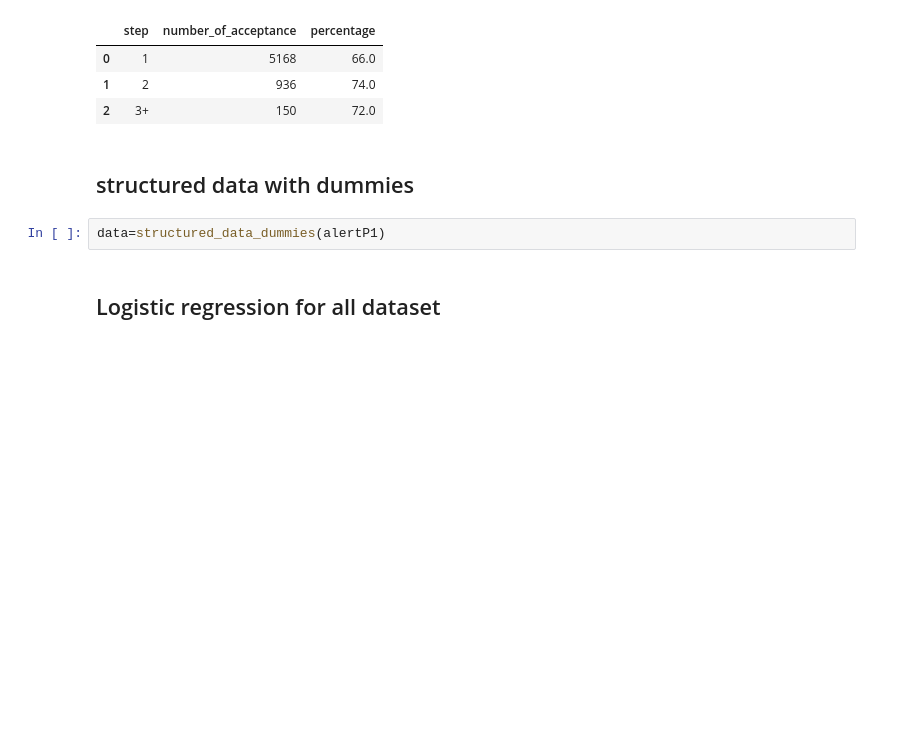
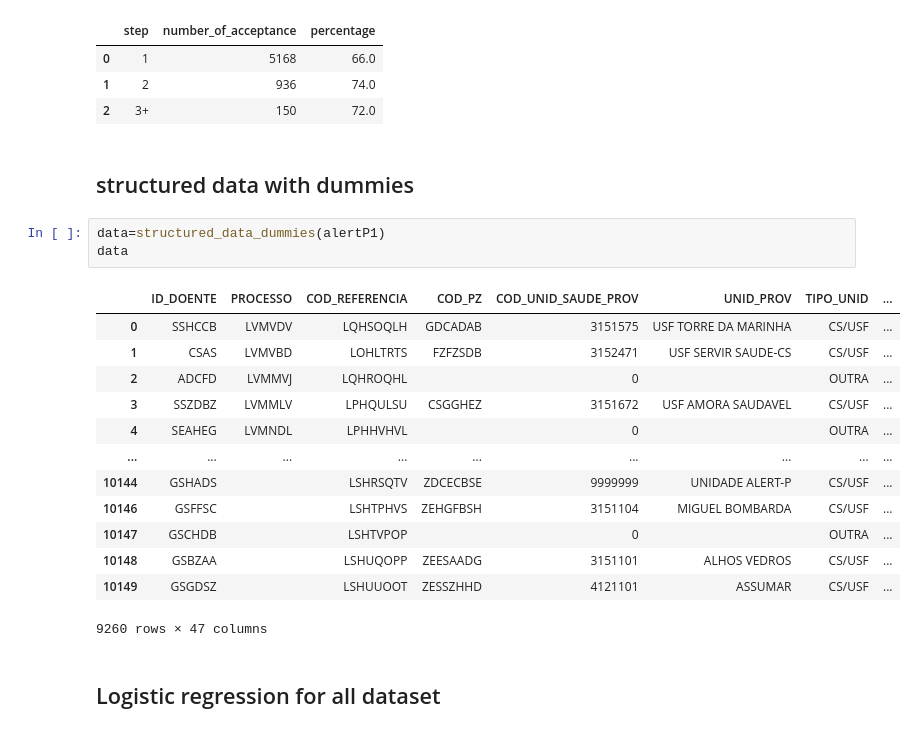
Before and after one commit to Data-Science-Knowledge-Center-Nova-SBE/PBL-HGO, a Jupyter notebook: modelling2.ipynb, the cells around one changed output. Cells and saved outputs as stored; diff of their text form; blank space fills up the shorter version.

```diff
--- a/modelling2.ipynb
+++ b/modelling2.ipynb
@@ -68,6 +68,21 @@ step_acceptance_rate(alertP1)
 ## structured data with dummies
 # %%
 data=structured_data_dummies(alertP1)
+data
+# %% [output]
+|  | ID_DOENTE | PROCESSO | COD_REFERENCIA | COD_PZ | COD_UNID_SAUDE_PROV | UNID_PROV | TIPO_UNID | ... |
+| 0 | SSHCCB | LVMVDV | LQHSOQLH | GDCADAB | 3151575 | USF TORRE DA MARINHA | CS/USF | ... |
+| 1 | CSAS | LVMVBD | LOHLTRTS | FZFZSDB | 3152471 | USF SERVIR SAUDE-CS | CS/USF | ... |
+| 2 | ADCFD | LVMMVJ | LQHROQHL |  | 0 |  | OUTRA | ... |
+| 3 | SSZDBZ | LVMMLV | LPHQULSU | CSGGHEZ | 3151672 | USF AMORA SAUDAVEL | CS/USF | ... |
+| 4 | SEAHEG | LVMNDL | LPHHVHVL |  | 0 |  | OUTRA | ... |
+| ... | ... | ... | ... | ... | ... | ... | ... | ... |
+| 10144 | GSHADS |  | LSHRSQTV | ZDCECBSE | 9999999 | UNIDADE ALERT-P | CS/USF | ... |
+| 10146 | GSFFSC |  | LSHTPHVS | ZEHGFBSH | 3151104 | MIGUEL BOMBARDA | CS/USF | ... |
+| 10147 | GSCHDB |  | LSHTVPOP |  | 0 |  | OUTRA | ... |
+| 10148 | GSBZAA |  | LSHUQOPP | ZEESAADG | 3151101 | ALHOS VEDROS | CS/USF | ... |
+| 10149 | GSGDSZ |  | LSHUUOOT | ZESSZHHD | 4121101 | ASSUMAR | CS/USF | ... |
+9260 rows × 47 columns
 # %% [markdown]
 ## Logistic regression for all dataset
 # %% [markdown]
```
Also changed, not shown: parts of 14 cells of this notebook.
